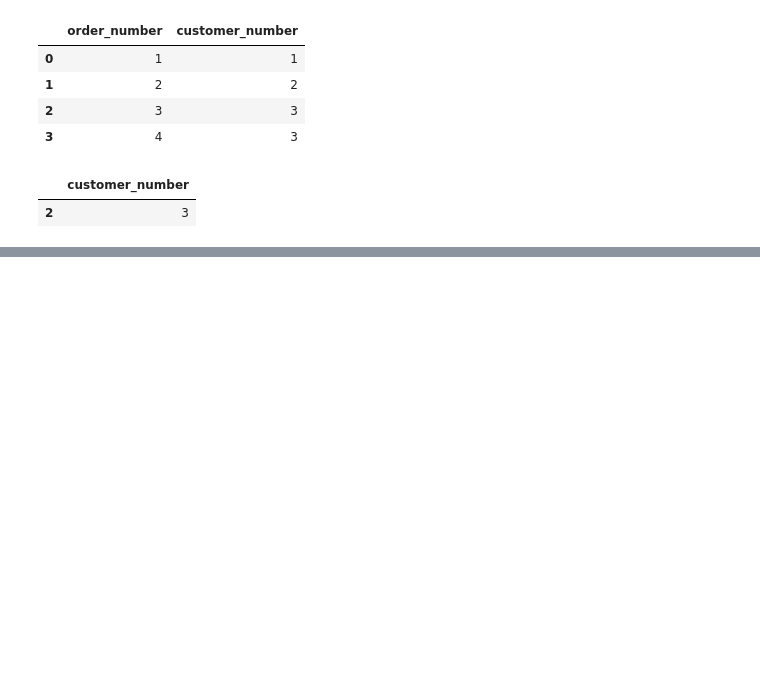
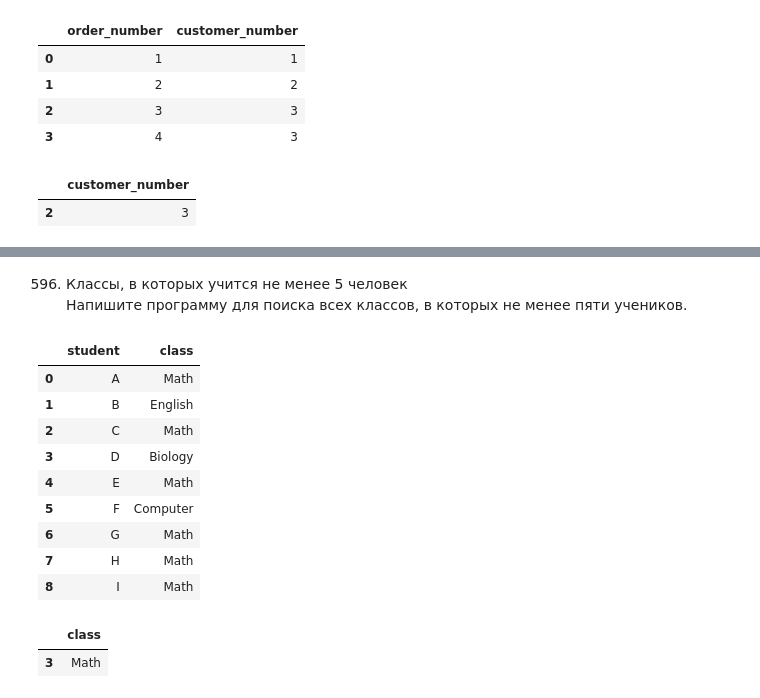
Before and after one commit to Praldmur/Tasks, a Jupyter notebook: Task_All.ipynb, the cells around one changed output, grey strips where cells are left out. Saved outputs shown, nothing was run; the diff lists cells and outputs as text; code cells hidden in the pictures; blank space fills up the shorter version.

```diff
--- a/Task_All.ipynb
+++ b/Task_All.ipynb
@@ -283,0 +305,23 @@ orders.groupby('customer_number', as_index=False).agg({'order_number': 'count'})
+# %% [markdown]
+596. Классы, в которых учится не менее 5 человек
+Напишите программу для поиска всех классов, в которых не менее пяти учеников.
+# %%
+data = [['A', 'Math'], ['B', 'English'], ['C', 'Math'], ['D', 'Biology'], ['E', 'Math'], ['F', 'Computer'], ['G', 'Math'], ['H', 'Math'], ['I', 'Math']]
+courses = pd.DataFrame(data, columns=['student', 'class']).astype({'student':'object', 'class':'object'})
+courses
+# %% [output]
+|  | student | class |
+| 0 | A | Math |
+| 1 | B | English |
+| 2 | C | Math |
+| 3 | D | Biology |
+| 4 | E | Math |
+| 5 | F | Computer |
+| 6 | G | Math |
+| 7 | H | Math |
+| 8 | I | Math |
+# %%
+courses.groupby('class', as_index=False).agg({'student': 'count'}).query('student >= 5')[['class']]
+# %% [output]
+|  | class |
+| 3 | Math |
```
Also changed, not shown: parts of 14 cells of this notebook, 3 other files.
